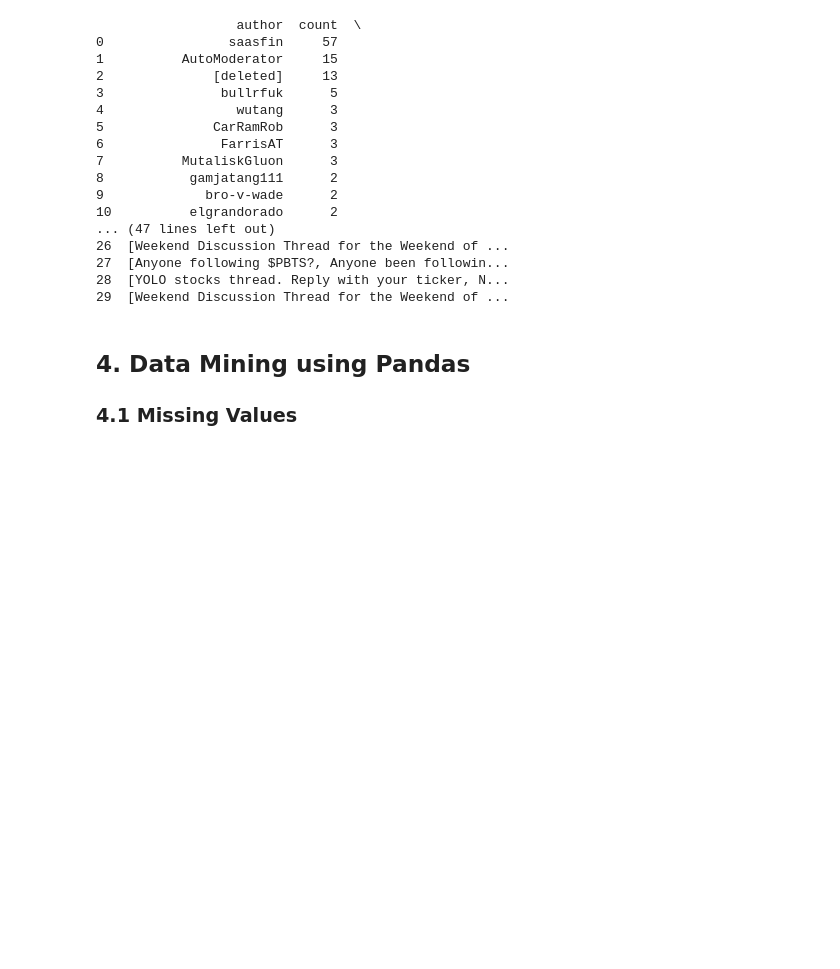
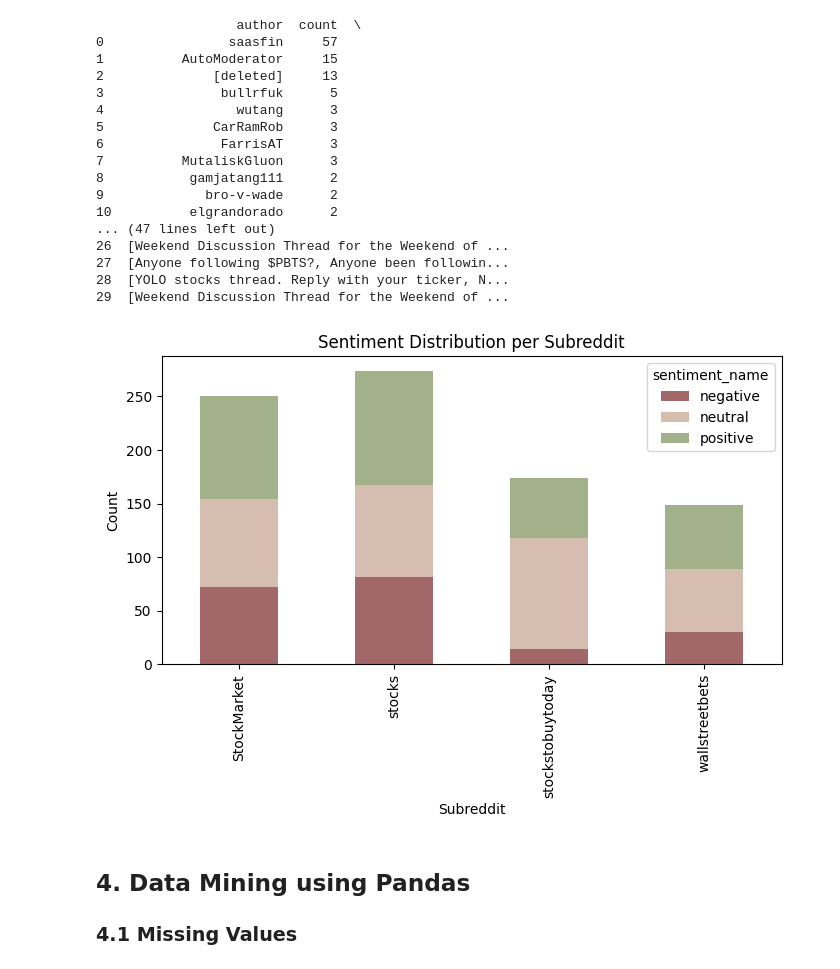
Before and after one commit to zeroannnn/DM2025-Lab1-Exercise, a Jupyter notebook: DM2025-Lab1-Homework.ipynb, the cells around one changed output. Saved outputs shown, nothing was run; the diff lists cells and outputs as text; code cells hidden in the pictures; blank space fills up the shorter version.

```diff
--- a/DM2025-Lab1-Homework.ipynb
+++ b/DM2025-Lab1-Homework.ipynb
@@ -265,6 +280,17 @@ print(result)
 27  [Anyone following $PBTS?, Anyone been followin...
 28  [YOLO stocks thread. Reply with your ticker, N...
 29  [Weekend Discussion Thread for the Weekend of ...
+# %%
+# 每一個 subreddit 分類中，negative、neutral、positive 的數量
+sentiment_by_sub = reddit_stock.groupby(['subreddit', 'sentiment_name']).size().unstack(fill_value=0)
+
+sentiment_by_sub.plot(kind='bar', stacked=True, color=['#A26769', '#D5BDAF', '#A3B18A'], figsize=(8,4))
+plt.title("Sentiment Distribution per Subreddit")
+plt.xlabel("Subreddit")
+plt.ylabel("Count")
+plt.show()
+# %% [output]
+[figure, added]
 # %% [markdown]
 ## 4. Data Mining using Pandas
 ### 4.1 Missing Values
```
Also changed, not shown: parts of 20 cells of this notebook, 9 other files.
